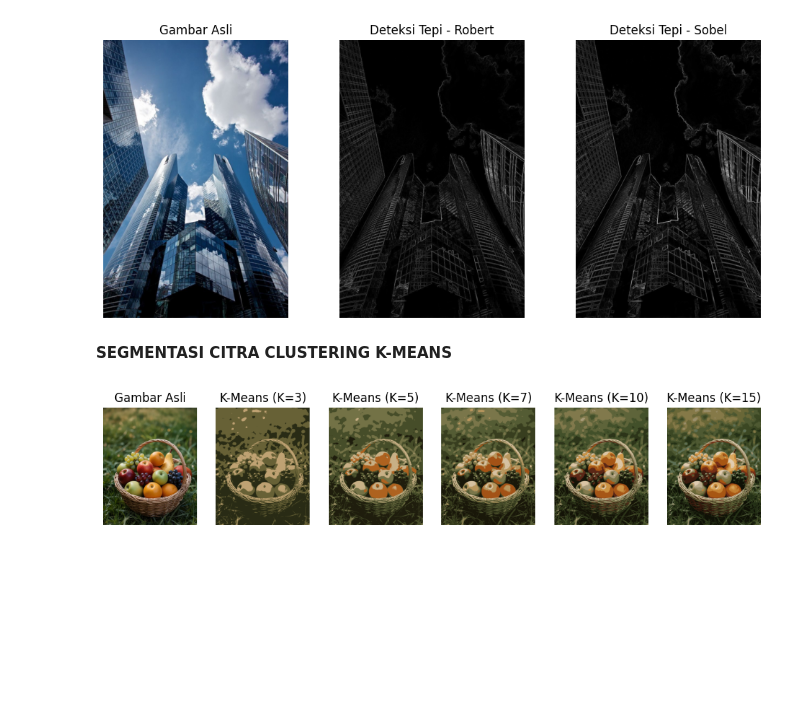
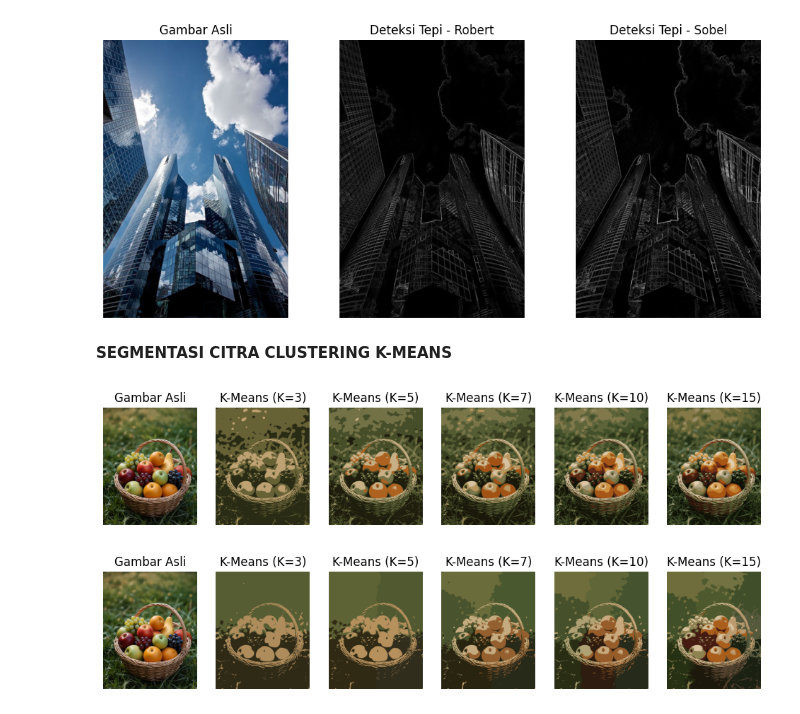
Before and after one commit to ann-ahmad/Pengolahan-Citra, a Jupyter notebook: Pengolahan_Citra.ipynb, the cells around one changed output. Drawn from its saved outputs; the diff is of its cells as text; code cells hidden in the pictures; blank space fills up the shorter version.

```diff
--- a/Pengolahan_Citra.ipynb
+++ b/Pengolahan_Citra.ipynb
@@ -110,3 +110,60 @@ for i, k in enumerate(k_values):
 plt.show()
 # %% [output]
 [figure]
+# %%
+import numpy as np
+import imageio.v2 as imageio
+import matplotlib.pyplot as plt
+import urllib.request
+from sklearn.cluster import KMeans
+
+# URL gambar dari Pinterest
+url = "https://i.pinimg.com/1200x/5e/2b/13/5e2b13c6916f1a25377c879709d13b21.jpg"
+image_path = "Fruits.jpg"
+urllib.request.urlretrieve(url, image_path)
+
+# Fungsi untuk membaca gambar
+def load_image(image_path):
+    img = imageio.imread(image_path)
+    img = img / 255.0  # Normalisasi warna ke [0, 1]
+    return img
+
+# K-Means Clustering dengan fitur tambahan koordinat spasial (X, Y)
+def segment_image(image, k):
+    h, w, c = image.shape
+    pixels = image.reshape(-1, c)  # Ubah menjadi vektor warna (R, G, B)
+
+    # Tambahkan koordinat spasial (X, Y)
+    X_coords, Y_coords = np.meshgrid(np.arange(w), np.arange(h))
+    spatial_features = np.column_stack((pixels, X_coords.ravel() / w, Y_coords.ravel() / h))  # Normalisasi koordinat
+
+    # K-Means Clustering
+    kmeans = KMeans(n_clusters=k, random_state=0, n_init=10)
+    kmeans.fit(spatial_features)
+    segmented_pixels = kmeans.cluster_centers_[:, :3][kmeans.labels_]  # Ambil hanya warna hasil clustering
+
+    return segmented_pixels.reshape(h, w, c)
+
+# Load gambar
+img = load_image(image_path)
+
+# Segmentasi dengan berbagai nilai K
+k_values = [3, 5, 7, 10, 15]
+segmented_images = [segment_image(img, k) for k in k_values]
+
+# Visualisasi hasil segmentasi
+plt.figure(figsize=(12, 5))
+plt.subplot(1, len(k_values) + 1, 1)
+plt.imshow(img)
+plt.title("Gambar Asli")
+plt.axis("off")
+
+for i, k in enumerate(k_values):
+    plt.subplot(1, len(k_values) + 1, i + 2)
+    plt.imshow(segmented_images[i])
+    plt.title(f"K-Means (K={k})")
+    plt.axis("off")
+
+plt.show()
+# %% [output]
+[figure, added]
```
